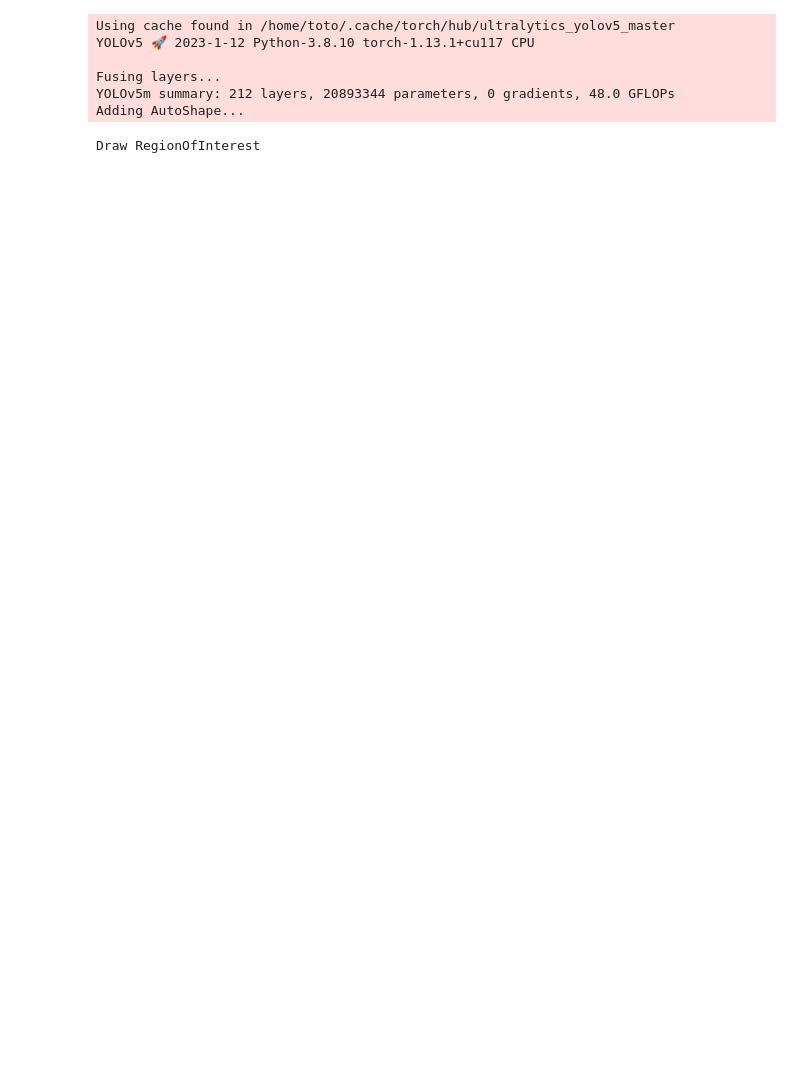
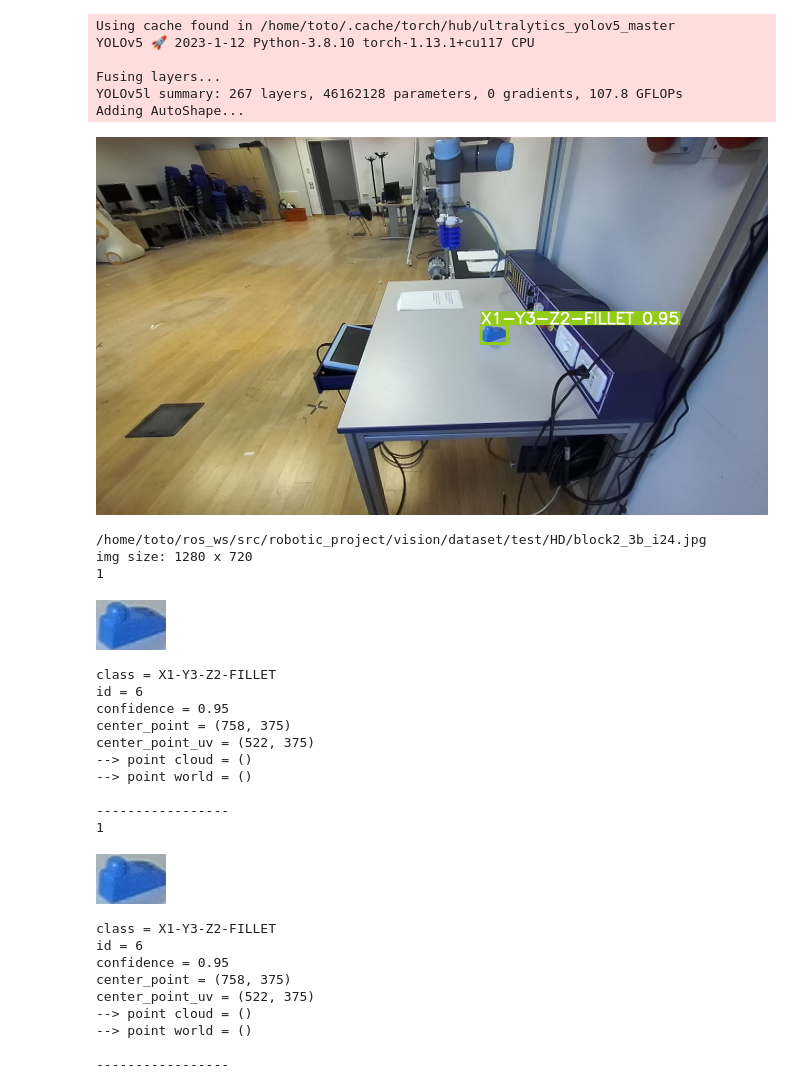
Before and after one commit to davidedema/ur5_pick_and_place, a Jupyter notebook: vision/scripts/detect_single_img.ipynb, the cells around one changed output. Drawn from its saved outputs; the diff is of its cells as text; code cells hidden in the pictures; blank space fills up the shorter version.

```diff
--- a/vision/scripts/detect_single_img.ipynb
+++ b/vision/scripts/detect_single_img.ipynb
@@ -6,26 +7,51 @@
 # %%
 from LegoDetect import LegoDetect
 from PIL import Image, ImageDraw
 
-img_path = '/home/toto/ros_ws/src/robotic_project/vision/dataset/test/HD/blocks_group2_36.jpg'
+img_path = '/home/toto/ros_ws/src/robotic_project/vision/dataset/test/HD/block2_3b_i24.jpg'
 legoDetect = LegoDetect(img_path)
+legoDetect.show()
 
-center_list = []
-for index, lego in enumerate(legoDetect.lego_list, start=1):
-    print(index)
-    lego.show()
-    center_list.append(lego.center_point)
+# center_list = []
+# for index, lego in enumerate(legoDetect.lego_list, start=1):
+#     print(index)
+#     lego.show()
+#     center_list.append(lego.center_point)
 
 # Draw center points
-img = Image.open(img_path)
-draw = ImageDraw.Draw(img)
-draw.point(center_list, 'red')
-display(img)
+# img = Image.open(img_path)
+# draw = ImageDraw.Draw(img)
+# draw.point(center_list, 'red')
+# display(img)
 # %% [output]
 Using cache found in /home/toto/.cache/torch/hub/ultralytics_yolov5_master
 YOLOv5 🚀 2023-1-12 Python-3.8.10 torch-1.13.1+cu117 CPU
 
 Fusing layers...
-YOLOv5m summary: 212 layers, 20893344 parameters, 0 gradients, 48.0 GFLOPs
+YOLOv5l summary: 267 layers, 46162128 parameters, 0 gradients, 107.8 GFLOPs
 Adding AutoShape...
+[figure, added]
-Draw RegionOfInterest
+/home/toto/ros_ws/src/robotic_project/vision/dataset/test/HD/block2_3b_i24.jpg
+img size: 1280 x 720
+1
+[figure, added]
+class = X1-Y3-Z2-FILLET
+id = 6
+confidence = 0.95
+center_point = (758, 375)
+center_point_uv = (522, 375)
+--> point cloud = ()
+--> point world = ()
+
+-----------------
+1
+[figure, added]
+class = X1-Y3-Z2-FILLET
+id = 6
+confidence = 0.95
+center_point = (758, 375)
+center_point_uv = (522, 375)
+--> point cloud = ()
+--> point world = ()
+
+-----------------
```
Also changed, not shown: parts of 1 cell of this notebook, 3 other files.
